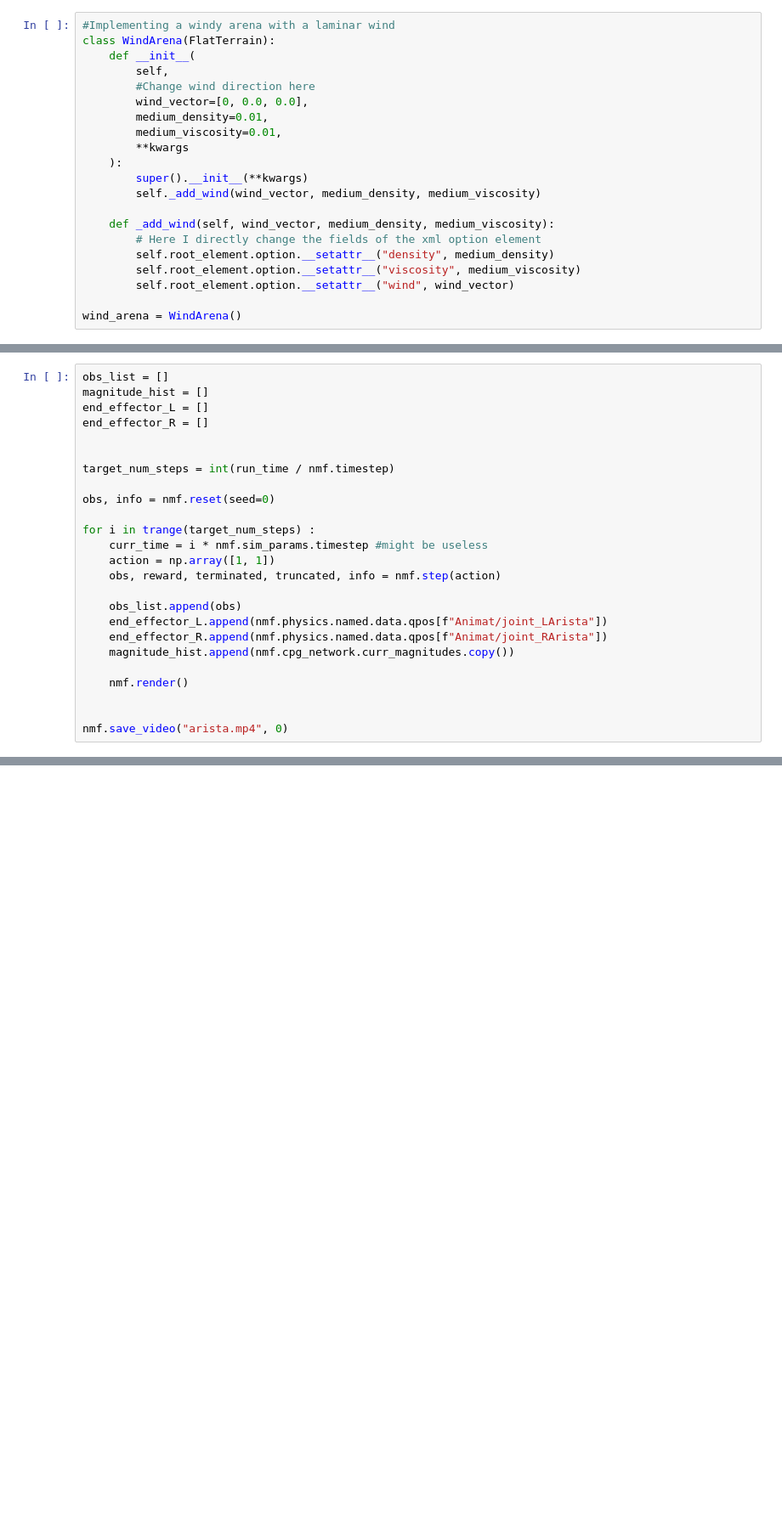
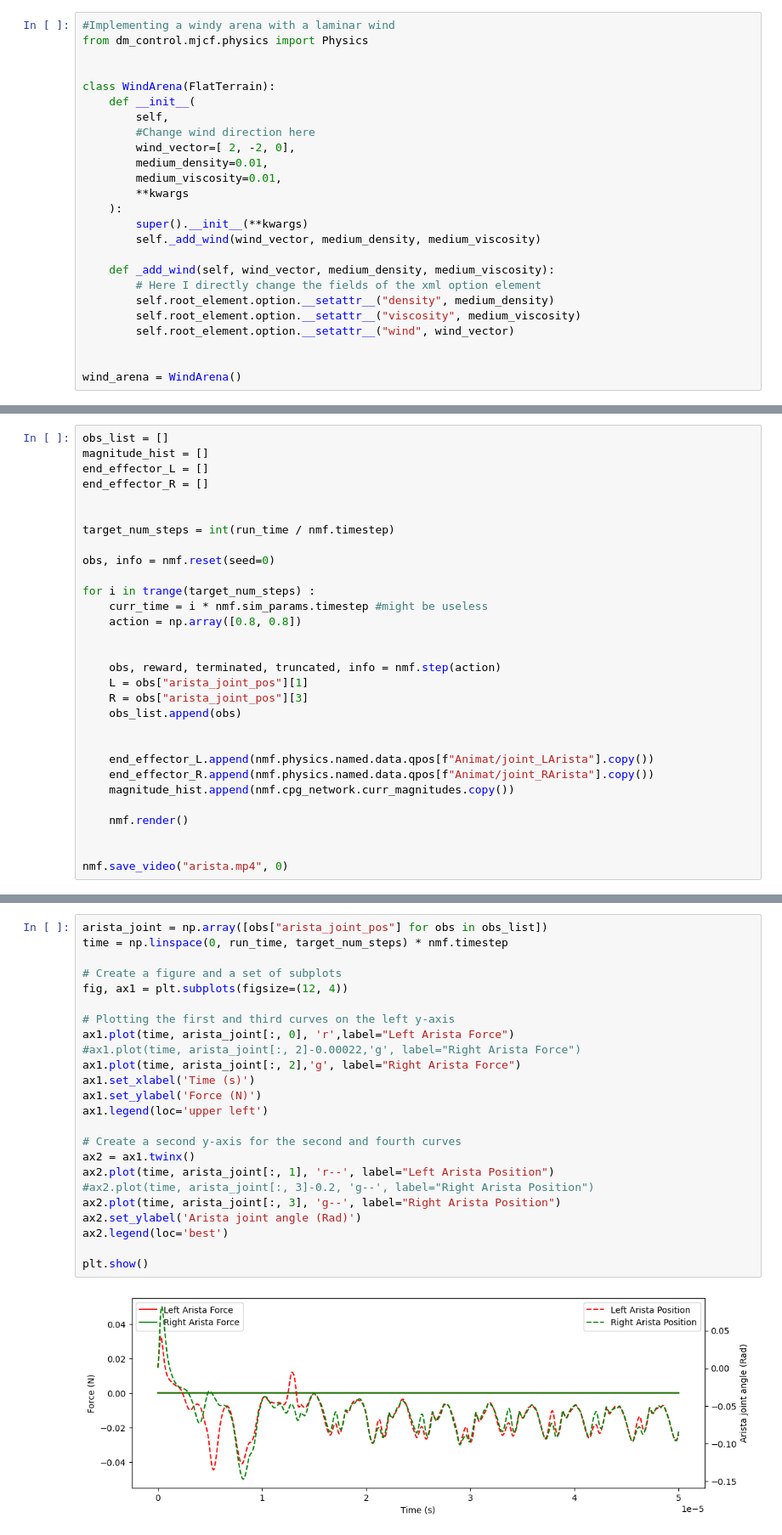
Before and after one commit to Nekoemy/CoBAR_wind_sensing, a Jupyter notebook: test_projet_turning.ipynb, the cells around one changed output, grey strips where cells are left out. Shown: that part at 85% size. Saved outputs shown, nothing was run; the diff lists cells and outputs as text; blank space fills up the shorter version.

```diff
--- a/test_projet_turning.ipynb
+++ b/test_projet_turning.ipynb
@@ -28,11 +28,14 @@ _tripod_phase_biases = np.pi * np.array(
 _tripod_coupling_weights = (_tripod_phase_biases > 0) * 10
 # %%
 #Implementing a windy arena with a laminar wind
+from dm_control.mjcf.physics import Physics
+
+
 class WindArena(FlatTerrain):
     def __init__(
         self,
         #Change wind direction here
-        wind_vector=[0, 0.0, 0.0],
+        wind_vector=[ 2, -2, 0],
         medium_density=0.01,
         medium_viscosity=0.01,
         **kwargs
@@ -46,6 +49,7 @@ class WindArena(FlatTerrain):
         self.root_element.option.__setattr__("viscosity", medium_viscosity)
         self.root_element.option.__setattr__("wind", wind_vector)
 
+
 wind_arena = WindArena()
 # %%
 from typing import Any, Dict, Tuple
@@ -227,12 +269,17 @@ obs, info = nmf.reset(seed=0)
 
 for i in trange(target_num_steps) :
     curr_time = i * nmf.sim_params.timestep #might be useless
-    action = np.array([1, 1])
+    action = np.array([0.8, 0.8])
+
+
     obs, reward, terminated, truncated, info = nmf.step(action)
+    L = obs["arista_joint_pos"][1]
+    R = obs["arista_joint_pos"][3]
+    obs_list.append(obs)
 
-    obs_list.append(obs)
-    end_effector_L.append(nmf.physics.named.data.qpos[f"Animat/joint_LArista"])
-    end_effector_R.append(nmf.physics.named.data.qpos[f"Animat/joint_RArista"])
+
+    end_effector_L.append(nmf.physics.named.data.qpos[f"Animat/joint_LArista"].copy())
+    end_effector_R.append(nmf.physics.named.data.qpos[f"Animat/joint_RArista"].copy())
     magnitude_hist.append(nmf.cpg_network.curr_magnitudes.copy())
 
     nmf.render()
@@ -267,0 +341,26 @@ Video("./arista.mp4")
+# %%
+arista_joint = np.array([obs["arista_joint_pos"] for obs in obs_list])
+time = np.linspace(0, run_time, target_num_steps) * nmf.timestep
+
+# Create a figure and a set of subplots
+fig, ax1 = plt.subplots(figsize=(12, 4))
+
+# Plotting the first and third curves on the left y-axis
+ax1.plot(time, arista_joint[:, 0], 'r',label="Left Arista Force")
+#ax1.plot(time, arista_joint[:, 2]-0.00022,'g', label="Right Arista Force")
+ax1.plot(time, arista_joint[:, 2],'g', label="Right Arista Force")
+ax1.set_xlabel('Time (s)')
+ax1.set_ylabel('Force (N)')
+ax1.legend(loc='upper left')
+
+# Create a second y-axis for the second and fourth curves
+ax2 = ax1.twinx()
+ax2.plot(time, arista_joint[:, 1], 'r--', label="Left Arista Position")
+#ax2.plot(time, arista_joint[:, 3]-0.2, 'g--', label="Right Arista Position")
+ax2.plot(time, arista_joint[:, 3], 'g--', label="Right Arista Position")
+ax2.set_ylabel('Arista joint angle (Rad)')
+ax2.legend(loc='best')
+
+plt.show()
+# %% [output]
+[figure, added]
```
Also changed, not shown: parts of 12 cells of this notebook.
